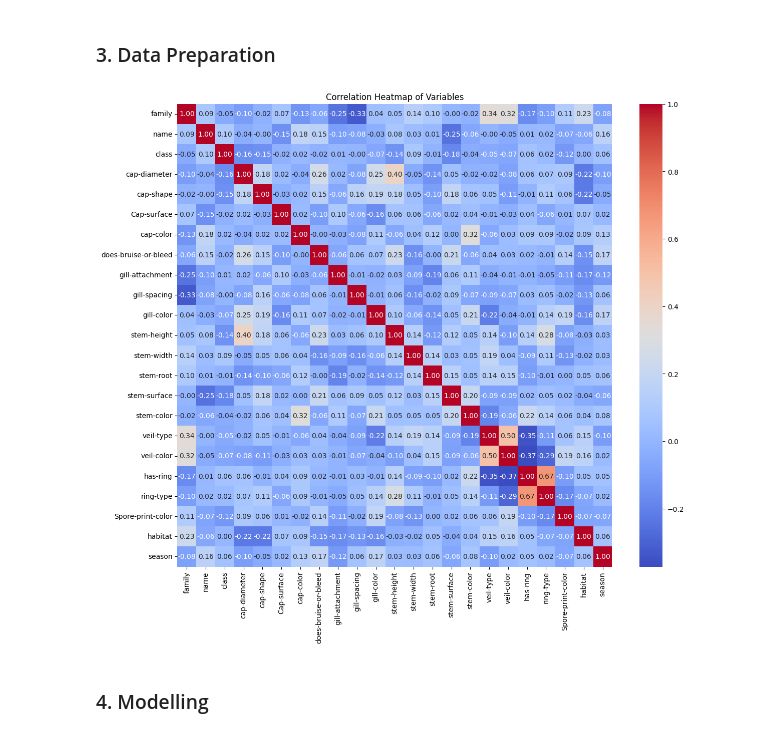
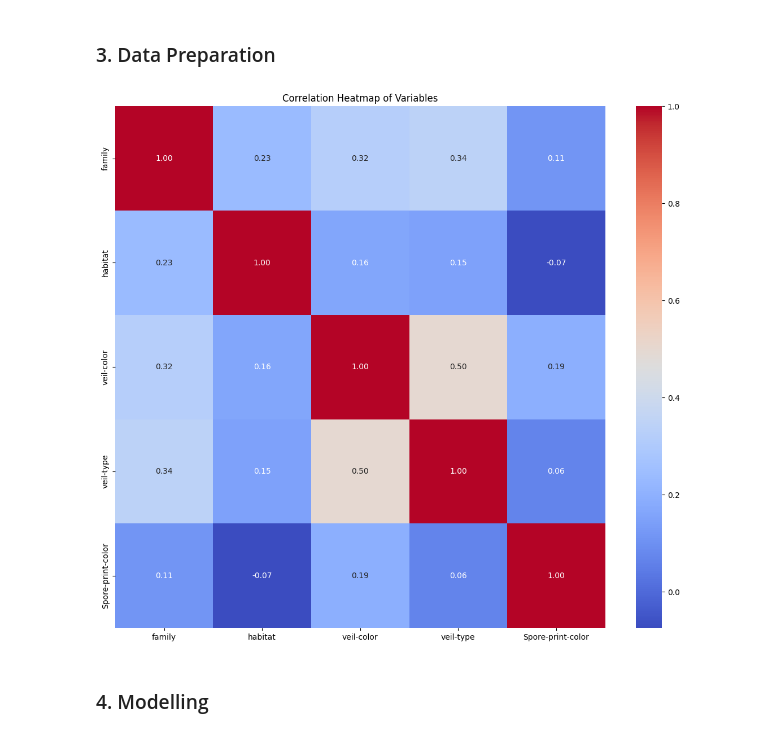
Before and after one commit to AlexDarigan/mtg-rest, a Jupyter notebook: notebooks/3 K Nearest Neighbour/KNN.ipynb, the cells around one changed output. Saved outputs shown, nothing was run; the diff lists cells and outputs as text; code cells hidden in the pictures.

```diff
--- a/notebooks/3 K Nearest Neighbour/KNN.ipynb
+++ b/notebooks/3 K Nearest Neighbour/KNN.ipynb
@@ -148,37 +184,38 @@ import seaborn as sns
 # %%
 from sklearn.model_selection import train_test_split
 from sklearn.preprocessing import LabelEncoder, StandardScaler
 
 family_names = data["family"].unique()
+data = data[["family", "habitat", "veil-color", "veil-type", "Spore-print-color"]]
 
 # Label encoding the categorial variables
-encoders = []
+encoders = {}
 for column in data.columns:
-    encoder = LabelEncoder()
-    data[column] = encoder.fit_transform(data[column])
-    encoders.append(encoder)
+    encoders[column] = LabelEncoder()
+    data[column] = encoders[column].fit_transform(data[column])
 
 correlation_matrix = data.corr()
 
 # Create the heatmap
 plt.figure(figsize=(14, 12))
 sns.heatmap(correlation_matrix, annot=True, cmap='coolwarm', fmt=".2f")
 plt.title('Correlation Heatmap of Variables')
 plt.show()
 
-# Split the data into features and target
+# # Split the data into features and target
 X = data.drop('family', axis=1)
 y = data['family']
 
-# Split the data into training and testing sets
-X_train, X_test, y_train, y_test = train_test_split(X, y, test_size=0.2, random_state=42)
+# # Split the data into training and testing sets
+X_train, X_test, y_train, y_test = train_test_split(X, y, test_size=0.6, random_state=42)
 
-# Scaling the features
-# scaler = StandardScaler()
-# X_train = scaler.fit_transform(X_train)
-# X_test = scaler.transform(X_test)
+
+# # Scaling the features
+scaler = StandardScaler()
+X_train = scaler.fit_transform(X_train)
+X_test = scaler.transform(X_test)
 # %% [output]
-[figure, old version]
+[figure, new version]
 # %% [markdown]
 ### 4. Modelling
 # %%
```
Also changed, not shown: parts of 11 cells of this notebook, 2 other files.
